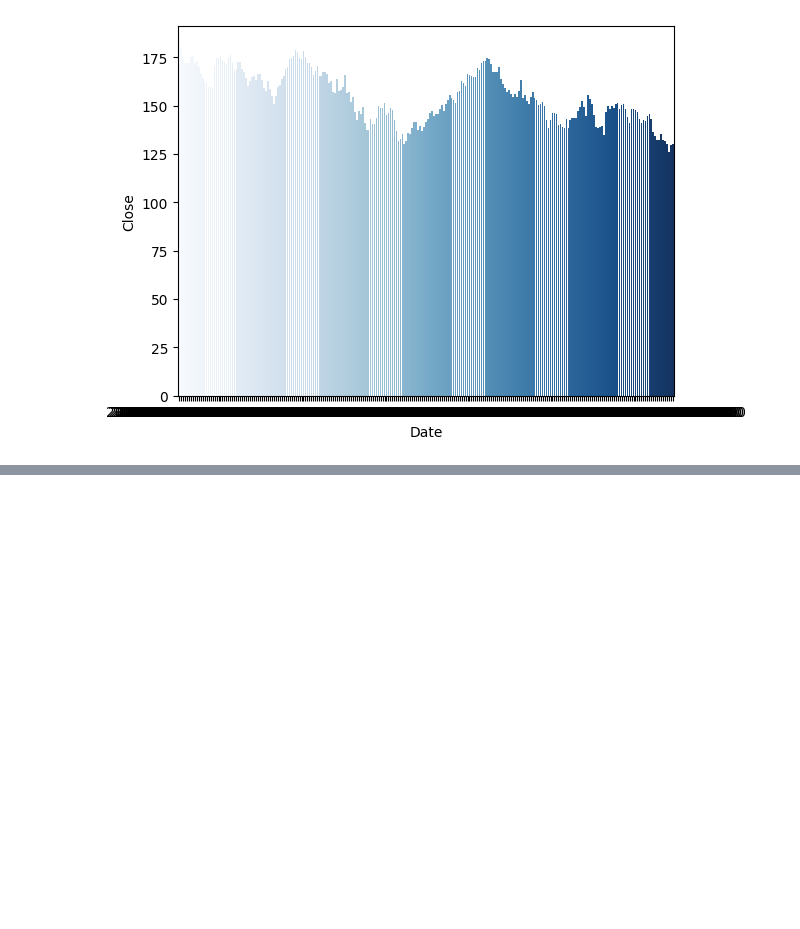
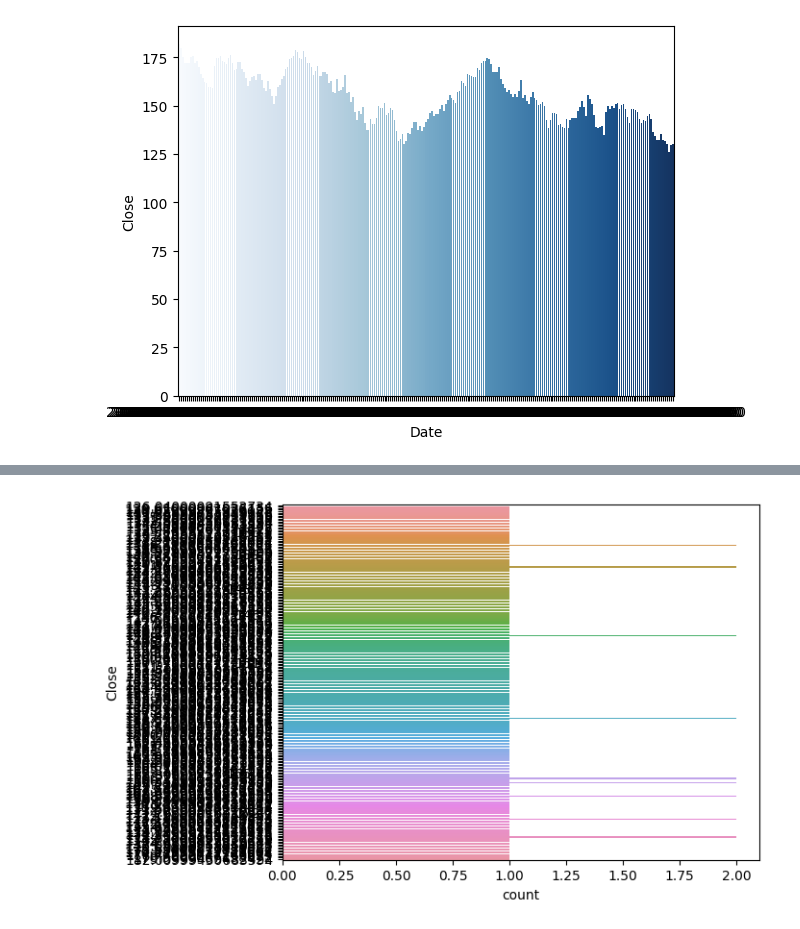
Before and after one commit to SohamDesai1/Data-Visualization, a Jupyter notebook: Seaborn.ipynb, the cells around one changed output, grey strips where cells are left out. Drawn from its saved outputs; the diff is of its cells as text; code cells hidden in the pictures; blank space fills up the shorter version.

```diff
--- a/Seaborn.ipynb
+++ b/Seaborn.ipynb
@@ -36,0 +43,5 @@ plt.show()
+# %%
+sns.countplot(y='Close', data=df)
+plt.show()
+# %% [output]
+[figure, added]
```
Also changed, not shown: parts of 1 cell of this notebook.
